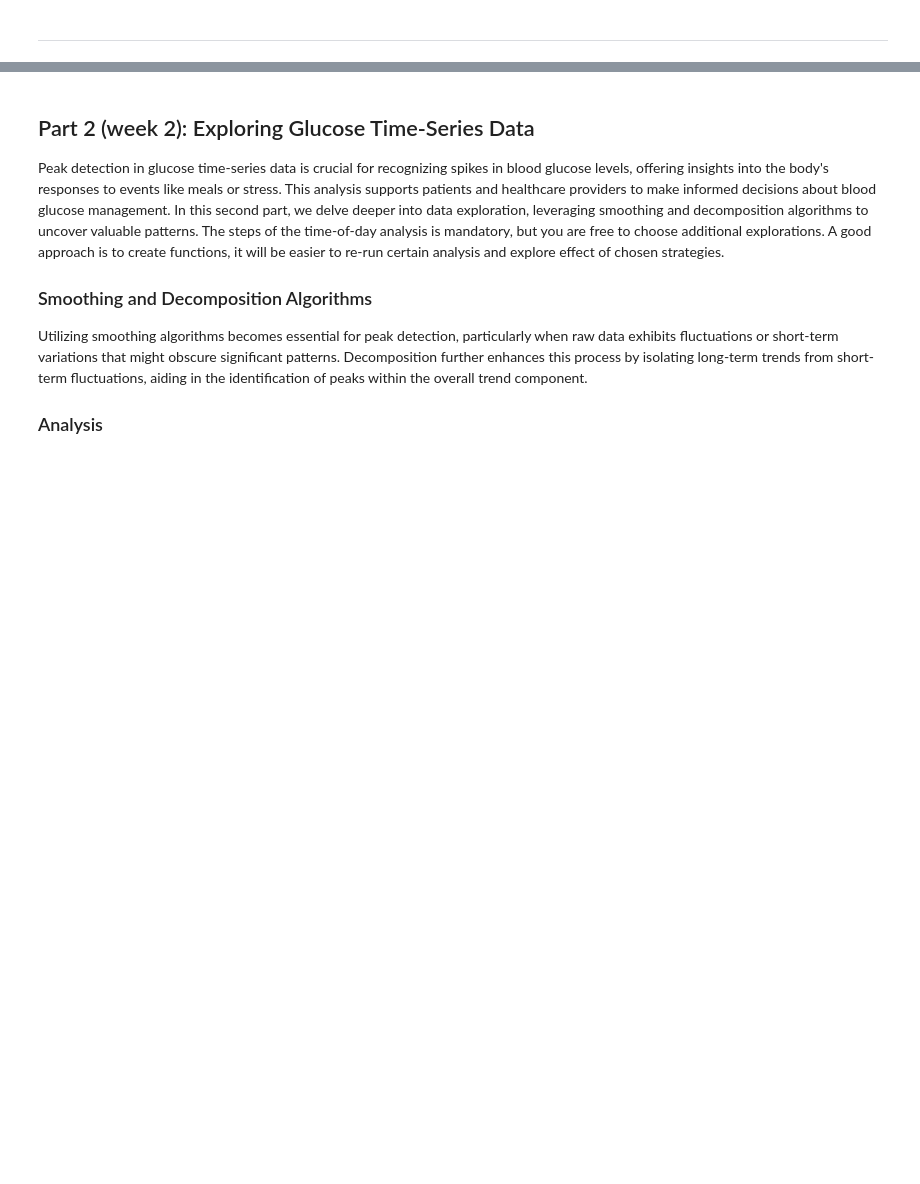
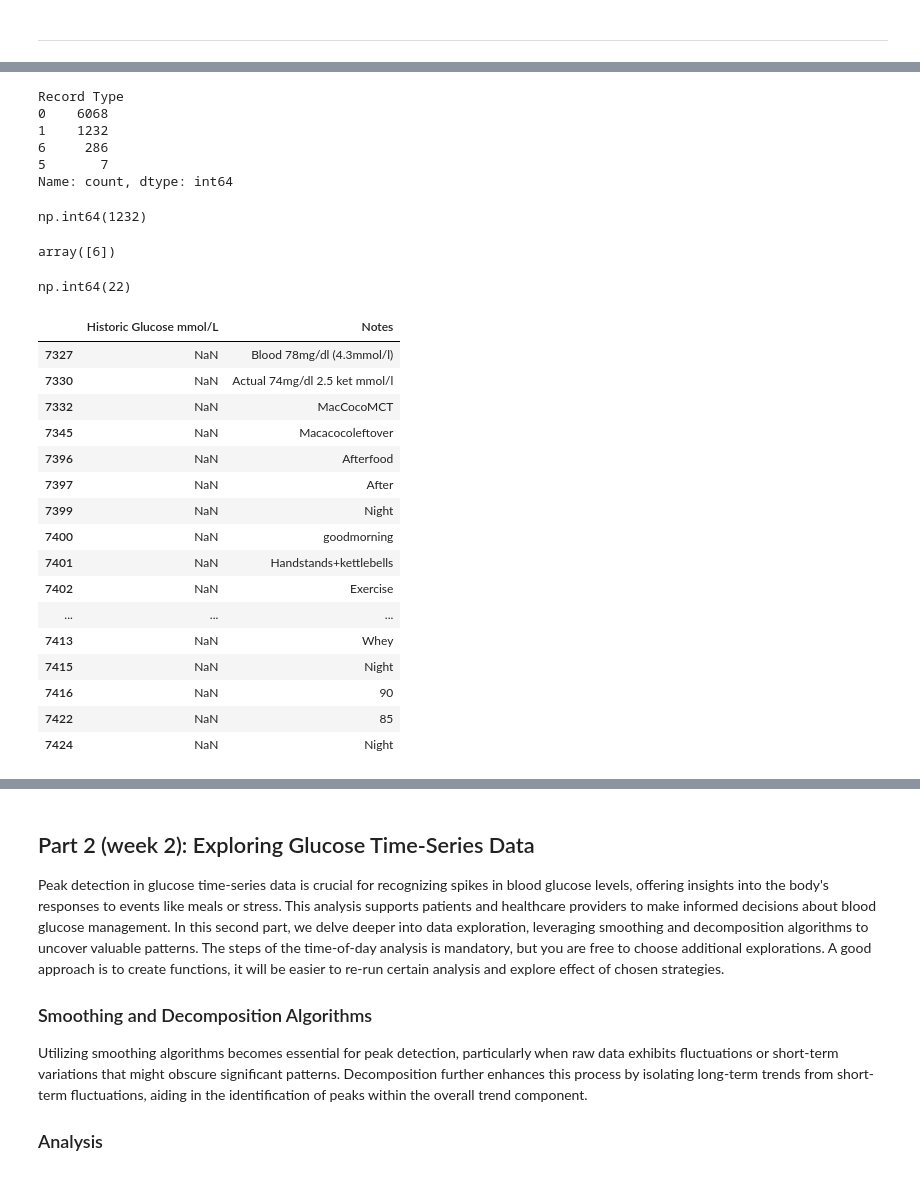
Before and after one commit to Mahsa-Zf/Prog3, a Jupyter notebook: glucose/01_glucose.ipynb, the cells around one changed output, grey strips where cells are left out. Drawn from its saved outputs; the diff is of its cells as text; code cells hidden in the pictures; blank space fills up the shorter version.

```diff
--- a/glucose/01_glucose.ipynb
+++ b/glucose/01_glucose.ipynb
@@ -96,0 +153,4 @@ By means of the steps above we aim to optimize the dataset's quality, making it
+# %%
+# TimeStamp as we need it for later plotting and pattern finding
+# Any column related to glucose levels to give us a holistic picture of the changes and a chance to impute the missing values
+cols = ['Device Timestamp', 'Record Type', 'Historic Glucose mmol/L', 'Scan Glucose mmol/L' ,'Notes']
@@ -96,0 +220,25 @@ By means of the steps above we aim to optimize the dataset's quality, making it
+# %%
+# the recordtype that is used for calibration can be used to disgard records of low or uncertain quality.
+"""
+0: automatic glucose value register, saved each 15 minutes by the device.
+    1: manual blood glucose value register, saved in the record after a read by the patient (for calibration purpose)
+    2: register of insulin without a numeric value.
+    3: register of carbohydrates without a numeric value.
+    4: register of insulin done with a numeric value.
+    5: register of carbohydrates with a numeric value.
+
+"""
+glcs_filtrd['Record Type'].value_counts()
+# %% [output]
+Record Type
+0    6068
+1    1232
+6     286
+5       7
+Name: count, dtype: int64
+# %%
+# This means that we need to fill out the empty values with record type 1, with the Scan Glucose mmol/L as they are read by the patient
+# At the moment and not registered automatically
+glcs_filtrd['Historic Glucose mmol/L'][~glcs_filtrd['Scan Glucose mmol/L'].isna()].isna().sum()
+# %% [output]
+np.int64(1232)
@@ -96,0 +248,33 @@ By means of the steps above we aim to optimize the dataset's quality, making it
+# %%
+# We only have record type 6 for where Notes is not empty
+glcs_filtrd['Record Type'][~glcs_filtrd['Notes'].isna()].unique()
+# %% [output]
+array([6])
+# %%
+# so whereever we have values for Notes, we have no values for Historic Glucose, and the notes are related to record type 6 which probably contains
+# Some info about glucose levels we need to extract
+glcs_filtrd['Historic Glucose mmol/L'][~glcs_filtrd['Notes'].isna()].isna().sum()
+# %% [output]
+np.int64(22)
+# %%
+# not much information can be derived from the notes, execpt for maybe two rows 7327 and 7330, we can use the values in the notes in
+# Historic Glucose columns to impute the missing values
+glcs_filtrd[['Historic Glucose mmol/L', 'Notes']][(glcs_filtrd['Record Type'] == 6) & (~glcs_filtrd['Notes'].isna())]
+# %% [output]
+|  | Historic Glucose mmol/L | Notes |
+| 7327 | NaN | Blood 78mg/dl (4.3mmol/l) |
+| 7330 | NaN | Actual 74mg/dl 2.5 ket mmol/l |
+| 7332 | NaN | MacCocoMCT |
+| 7345 | NaN | Macacocoleftover |
+| 7396 | NaN | Afterfood |
+| 7397 | NaN | After |
+| 7399 | NaN | Night |
+| 7400 | NaN | goodmorning |
+| 7401 | NaN | Handstands+kettlebells |
+| 7402 | NaN | Exercise |
+| ... | ... | ... |
+| 7413 | NaN | Whey |
+| 7415 | NaN | Night |
+| 7416 | NaN | 90 |
+| 7422 | NaN | 85 |
+| 7424 | NaN | Night |
```
Also changed, not shown: parts of 25 cells of this notebook, 1 other file.
